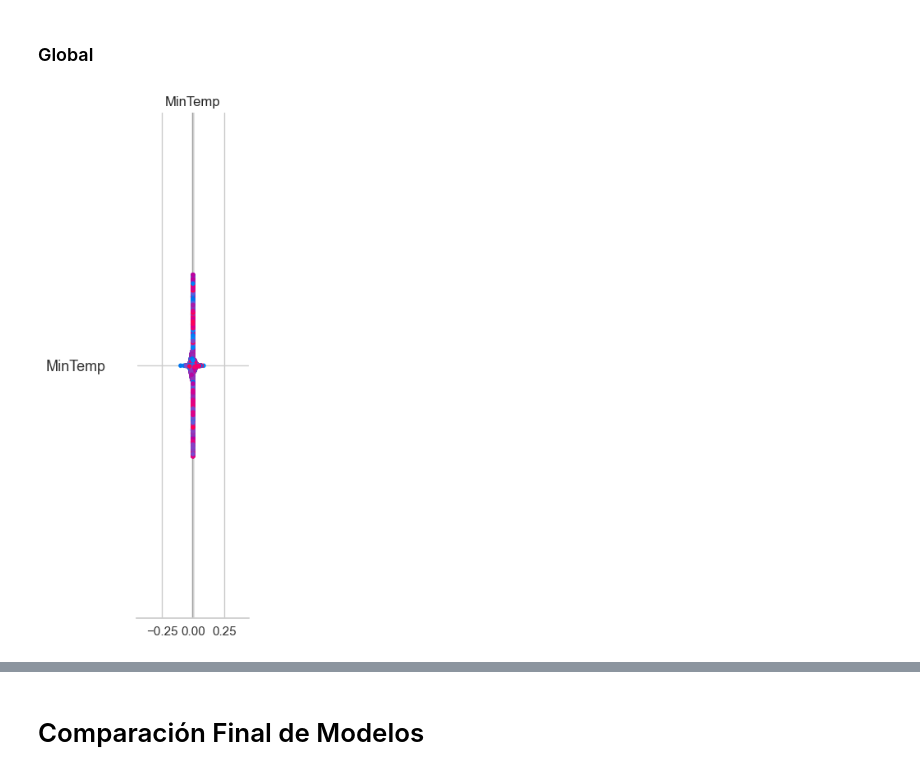
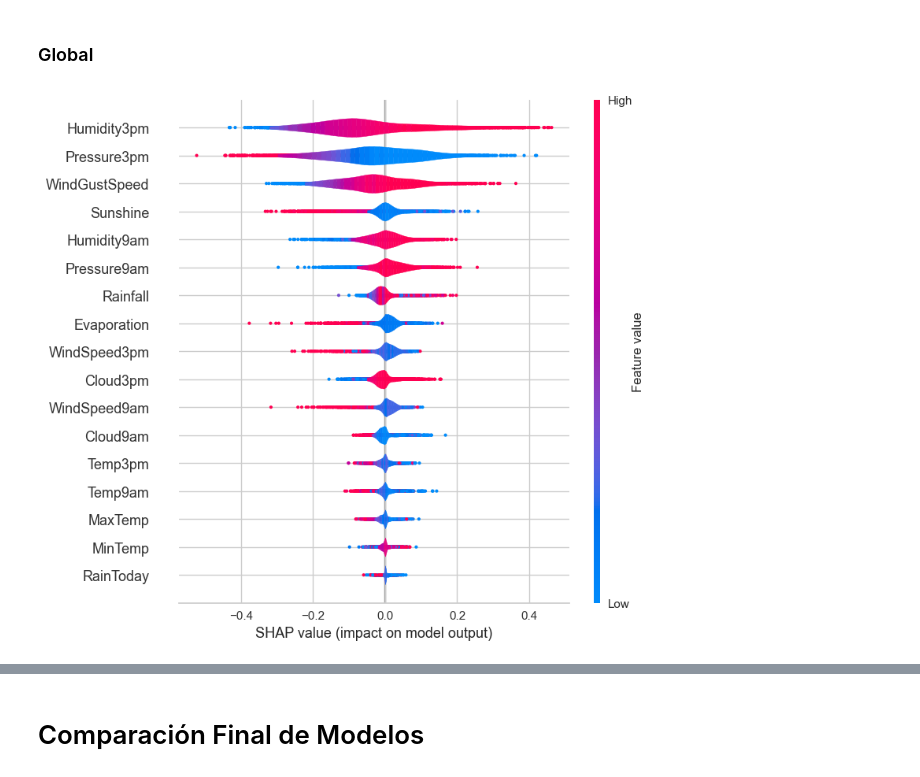
Before and after one commit to juanazorzolo/AA1-TUIA-Balverdi-Herrera-Zorzolo, a Jupyter notebook: TP_clasificacion_AA1.ipynb, the cells around one changed output, grey strips where cells are left out. Cells and saved outputs as stored; diff of their text form; code cells hidden in the pictures.

```diff
--- a/TP_clasificacion_AA1.ipynb
+++ b/TP_clasificacion_AA1.ipynb
@@ -1599,6 +1637,6 @@ shap.plots.waterfall(explanation)
 # %% [markdown]
 ### Global
 # %%
-shap.summary_plot(carga_shap_values, X_test, feature_names=feature_names)
+shap.violin_plot(carga_shap_values[:,:,0], X_test)
 # %% [output]
-[figure, old version]
+[figure, new version]
```
Also changed, not shown: parts of 20 cells of this notebook, 1 other file.
